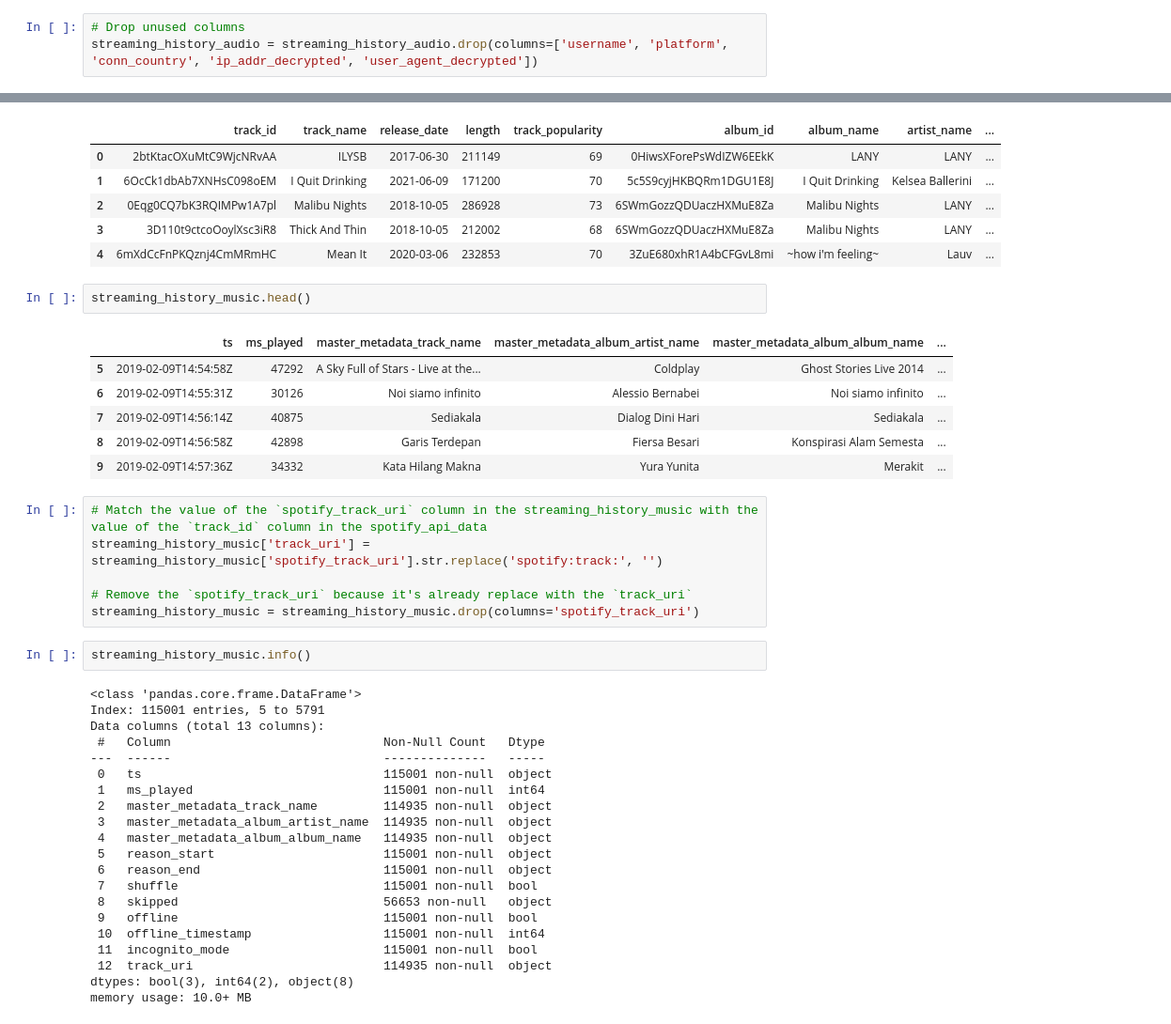
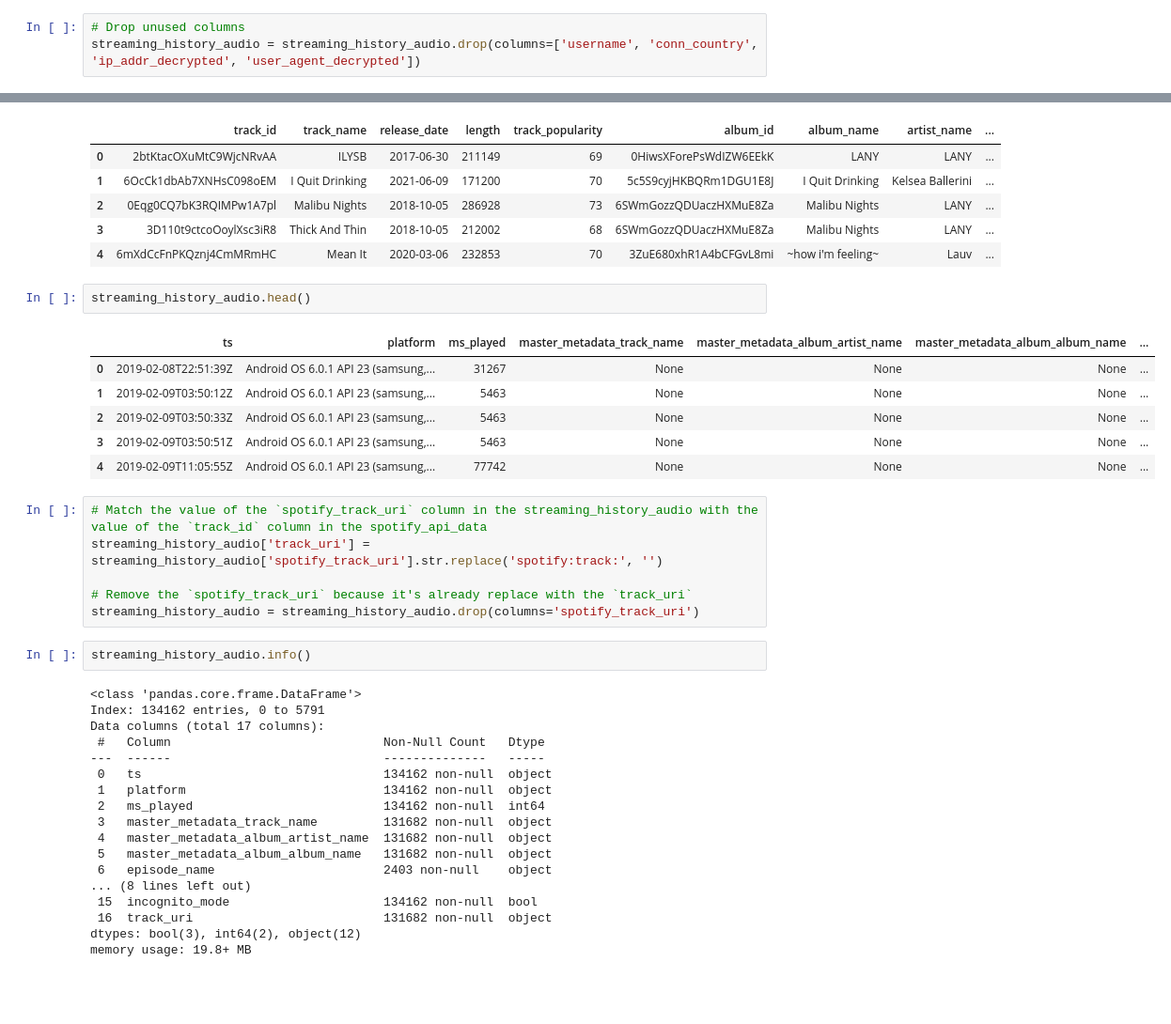
Before and after one commit to notesbyriza/music-preference-analysis, a Jupyter notebook: Notebook/data_preparation.ipynb, the cells around one changed output, grey strips where cells are left out. Shown at 94% size. Drawn from its saved outputs; the diff is of its cells as text; blank space fills up the shorter version.

Commit message:
include 'platform' column in 'spotify_data' data

```diff
--- a/Notebook/data_preparation.ipynb
+++ b/Notebook/data_preparation.ipynb
@@ -50,7 +50,7 @@ dtypes: bool(3), int64(2), object(16)
 memory usage: 19.8+ MB
 # %%
 # Drop unused columns
-streaming_history_audio = streaming_history_audio.drop(columns=['username', 'platform', 'conn_country', 'ip_addr_decrypted', 'user_agent_decrypted'])
+streaming_history_audio = streaming_history_audio.drop(columns=['username', 'conn_country', 'ip_addr_decrypted', 'user_agent_decrypted'])
 # %%
 streaming_history_audio.head()
 # %% [output]
@@ -286,41 +283,38 @@ spotify_api_data.head()
 | 3 | 3D110t9ctcoOoylXsc3iR8 | Thick And Thin | 2018-10-05 | 212002 | 68 | 6SWmGozzQDUaczHXMuE8Za | Malibu Nights | LANY | ... |
 | 4 | 6mXdCcFnPKQznj4CmMRmHC | Mean It | 2020-03-06 | 232853 | 70 | 3ZuE680xhR1A4bCFGvL8mi | ~how i'm feeling~ | Lauv | ... |
 # %%
-streaming_history_music.head()
+streaming_history_audio.head()
 # %% [output]
-|  | ts | ms_played | master_metadata_track_name | master_metadata_album_artist_name | master_metadata_album_album_name | ... |
-| 5 | 2019-02-09T14:54:58Z | 47292 | A Sky Full of Stars - Live at the... | Coldplay | Ghost Stories Live 2014 | ... |
-| 6 | 2019-02-09T14:55:31Z | 30126 | Noi siamo infinito | Alessio Bernabei | Noi siamo infinito | ... |
-| 7 | 2019-02-09T14:56:14Z | 40875 | Sediakala | Dialog Dini Hari | Sediakala | ... |
-| 8 | 2019-02-09T14:56:58Z | 42898 | Garis Terdepan | Fiersa Besari | Konspirasi Alam Semesta | ... |
-| 9 | 2019-02-09T14:57:36Z | 34332 | Kata Hilang Makna | Yura Yunita | Merakit | ... |
+|  | ts | platform | ms_played | master_metadata_track_name | master_metadata_album_artist_name | master_metadata_album_album_name | ... |
+| 0 | 2019-02-08T22:51:39Z | Android OS 6.0.1 API 23 (samsung,... | 31267 | None | None | None | ... |
+| 1 | 2019-02-09T03:50:12Z | Android OS 6.0.1 API 23 (samsung,... | 5463 | None | None | None | ... |
+| 2 | 2019-02-09T03:50:33Z | Android OS 6.0.1 API 23 (samsung,... | 5463 | None | None | None | ... |
+| 3 | 2019-02-09T03:50:51Z | Android OS 6.0.1 API 23 (samsung,... | 5463 | None | None | None | ... |
+| 4 | 2019-02-09T11:05:55Z | Android OS 6.0.1 API 23 (samsung,... | 77742 | None | None | None | ... |
 # %%
-# Match the value of the `spotify_track_uri` column in the streaming_history_music with the value of the `track_id` column in the spotify_api_data
-streaming_history_music['track_uri'] = streaming_history_music['spotify_track_uri'].str.replace('spotify:track:', '')
+# Match the value of the `spotify_track_uri` column in the streaming_history_audio with the value of the `track_id` column in the spotify_api_data
+streaming_history_audio['track_uri'] = streaming_history_audio['spotify_track_uri'].str.replace('spotify:track:', '')
 
 # Remove the `spotify_track_uri` because it's already replace with the `track_uri`
-streaming_history_music = streaming_history_music.drop(columns='spotify_track_uri')
+streaming_history_audio = streaming_history_audio.drop(columns='spotify_track_uri')
 # %%
-streaming_history_music.info()
+streaming_history_audio.info()
 # %% [output]
 <class 'pandas.core.frame.DataFrame'>
-Index: 115001 entries, 5 to 5791
-Data columns (total 13 columns):
+Index: 134162 entries, 0 to 5791
+Data columns (total 17 columns):
  #   Column                             Non-Null Count   Dtype
 ---  ------                             --------------   -----
- 0   ts                                 115001 non-null  object
- 1   ms_played                          115001 non-null  int64
- 2   master_metadata_track_name         114935 non-null  object
- 3   master_metadata_album_artist_name  114935 non-null  object
- 4   master_metadata_album_album_name   114935 non-null  object
- 5   reason_start                       115001 non-null  object
- 6   reason_end                         115001 non-null  object
- 7   shuffle                            115001 non-null  bool
- 8   skipped                            56653 non-null   object
- 9   offline                            115001 non-null  bool
- 10  offline_timestamp                  115001 non-null  int64
- 11  incognito_mode                     115001 non-null  bool
- 12  track_uri                          114935 non-null  object
-dtypes: bool(3), int64(2), object(8)
-memory usage: 10.0+ MB
+ 0   ts                                 134162 non-null  object
+ 1   platform                           134162 non-null  object
+ 2   ms_played                          134162 non-null  int64
+ 3   master_metadata_track_name         131682 non-null  object
+ 4   master_metadata_album_artist_name  131682 non-null  object
+ 5   master_metadata_album_album_name   131682 non-null  object
+ 6   episode_name                       2403 non-null    object
+... (8 lines left out)
+ 15  incognito_mode                     134162 non-null  bool
+ 16  track_uri                          131682 non-null  object
+dtypes: bool(3), int64(2), object(12)
+memory usage: 19.8+ MB
 # %%
```
Also changed, not shown: parts of 12 cells of this notebook.
